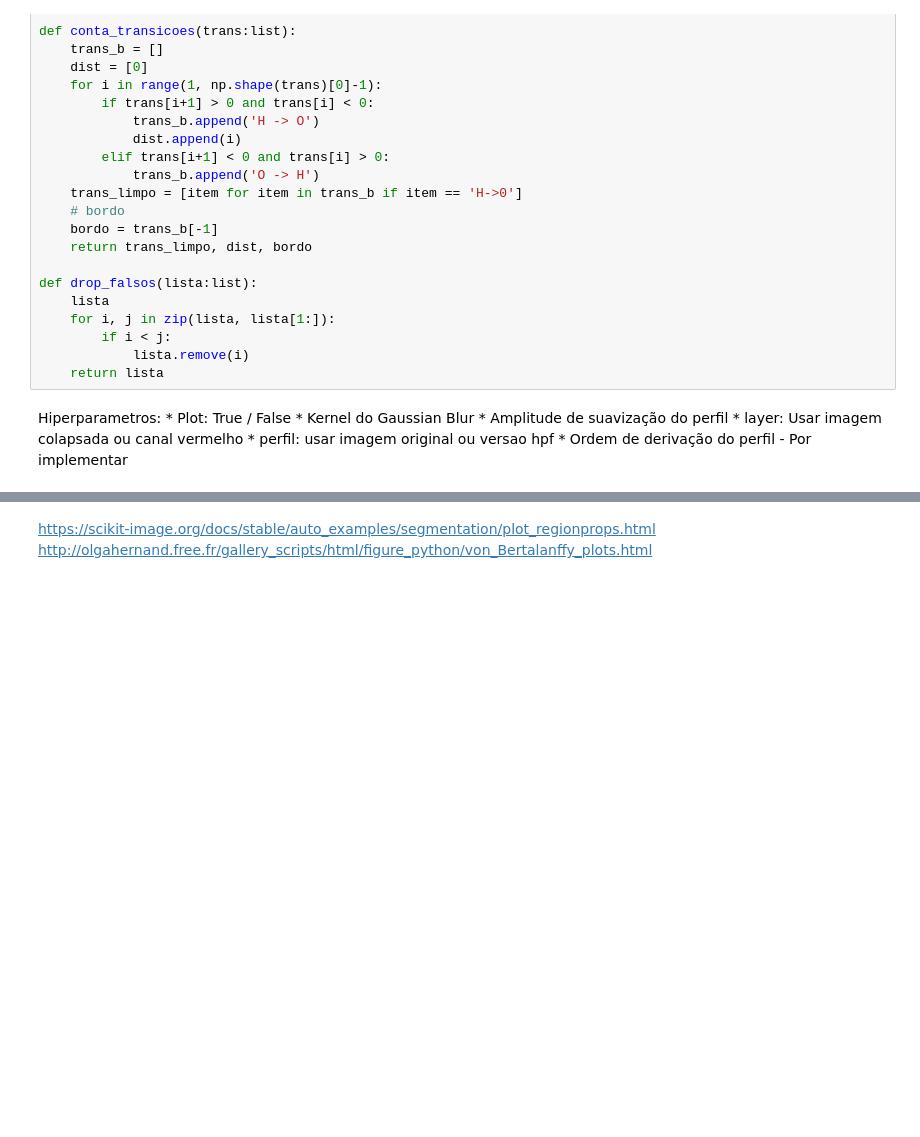
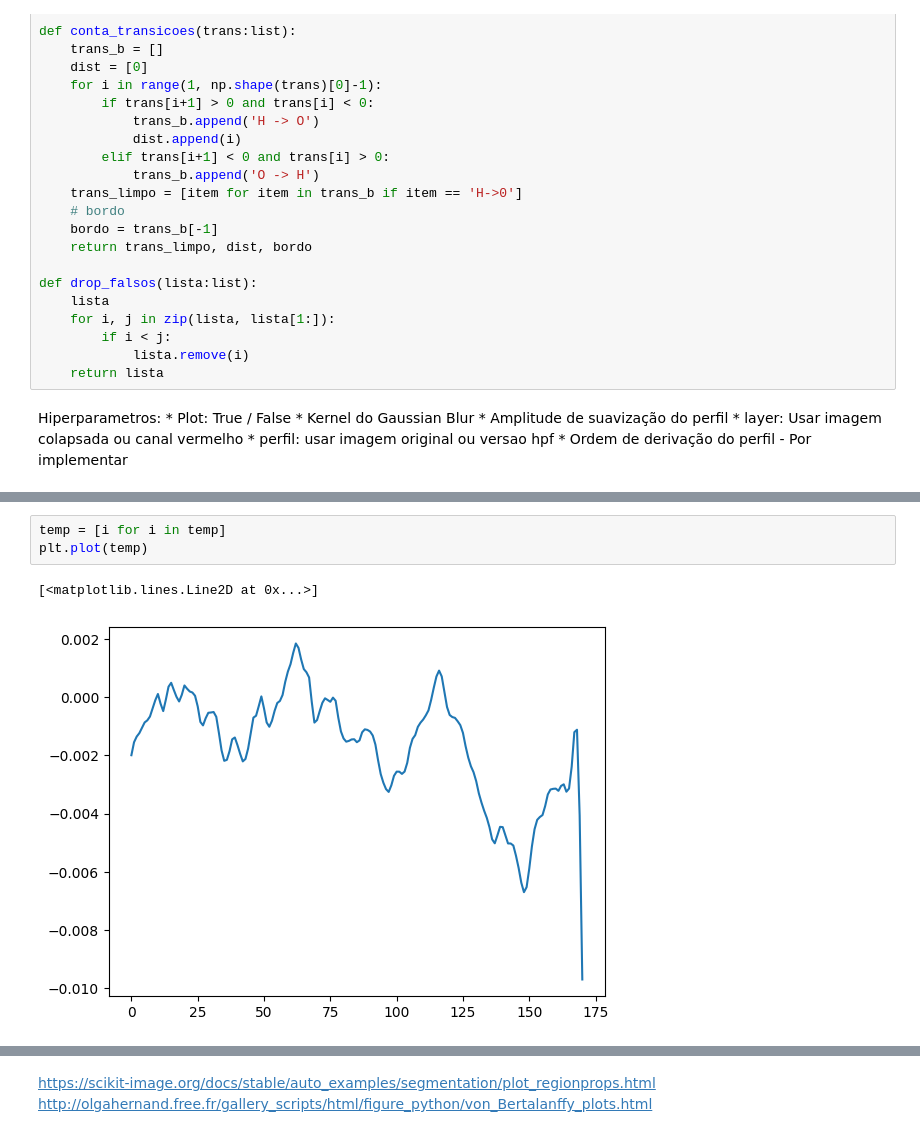
Before and after one commit to AJSRocha/msc_ds_vc, a Jupyter notebook: progress_report.ipynb, the cells around one changed output, grey strips where cells are left out. Drawn from its saved outputs; the diff is of its cells as text; blank space fills up the shorter version.

```diff
--- a/progress_report.ipynb
+++ b/progress_report.ipynb
@@ -274,0 +318,6 @@ def processador(imagem, plot:bool=True, semester = 'S1', kernel:int = 101, smoot
+# %%
+temp = [i for i in temp]
+plt.plot(temp)
+# %% [output]
+[<matplotlib.lines.Line2D at 0x...>]
+[figure, added]
```
Also changed, not shown: parts of 4 cells of this notebook, 2 other files.
